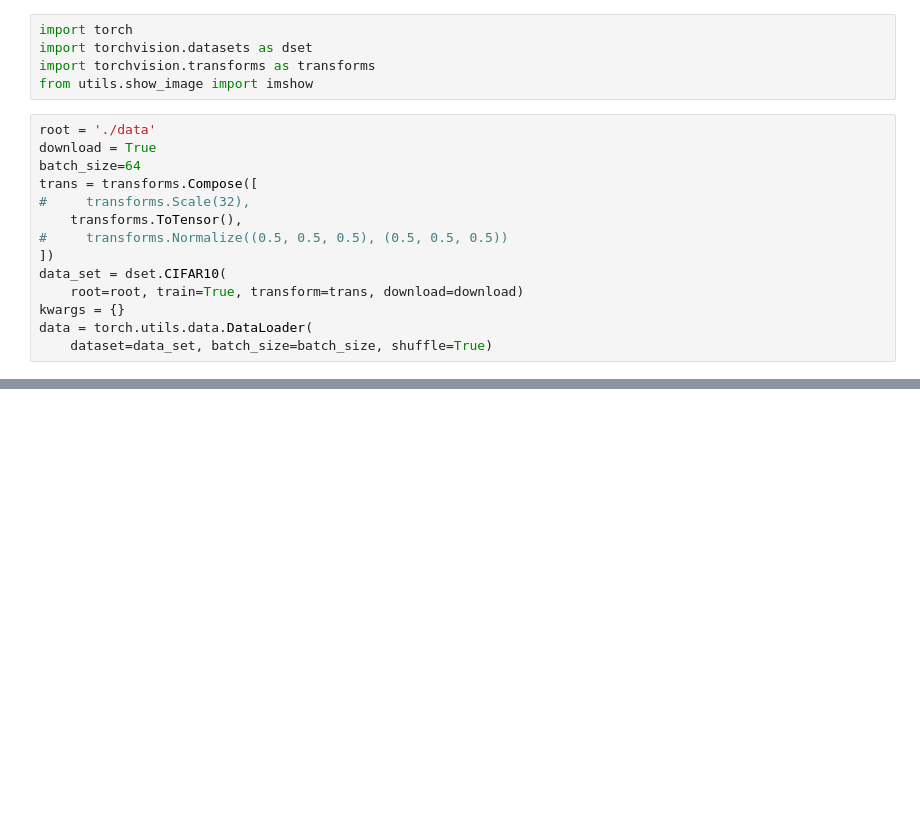
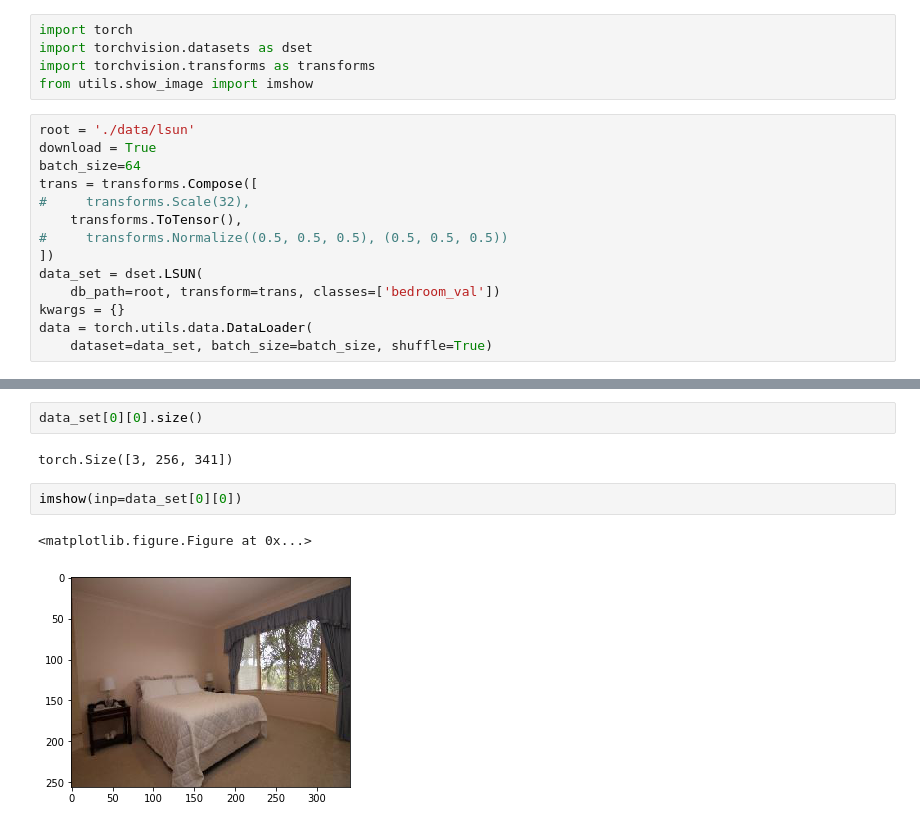
Before and after one commit to Adoni/GANs, a Jupyter notebook: Data_Playground.ipynb, the cells around one changed output, grey strips where cells are left out. Drawn from its saved outputs; the diff is of its cells as text; blank space fills up the shorter version.

```diff
--- a/Data_Playground.ipynb
+++ b/Data_Playground.ipynb
@@ -4,7 +4,7 @@ import torchvision.datasets as dset
 import torchvision.transforms as transforms
 from utils.show_image import imshow
 # %%
-root = './data'
+root = './data/lsun'
 download = True
 batch_size=64
 trans = transforms.Compose([
@@ -12,8 +12,8 @@ trans = transforms.Compose([
     transforms.ToTensor(),
 #     transforms.Normalize((0.5, 0.5, 0.5), (0.5, 0.5, 0.5))
 ])
-data_set = dset.CIFAR10(
-    root=root, train=True, transform=trans, download=download)
+data_set = dset.LSUN(
+    db_path=root, transform=trans, classes=['bedroom_val'])
 kwargs = {}
 data = torch.utils.data.DataLoader(
     dataset=data_set, batch_size=batch_size, shuffle=True)
@@ -41,0 +20,9 @@ for i in range(1):
+# %%
+data_set[0][0].size()
+# %% [output]
+torch.Size([3, 256, 341])
+# %%
+imshow(inp=data_set[0][0])
+# %% [output]
+<matplotlib.figure.Figure at 0x...>
+[figure, added]
```
Also changed, not shown: parts of 2 cells of this notebook, 3 other files.
